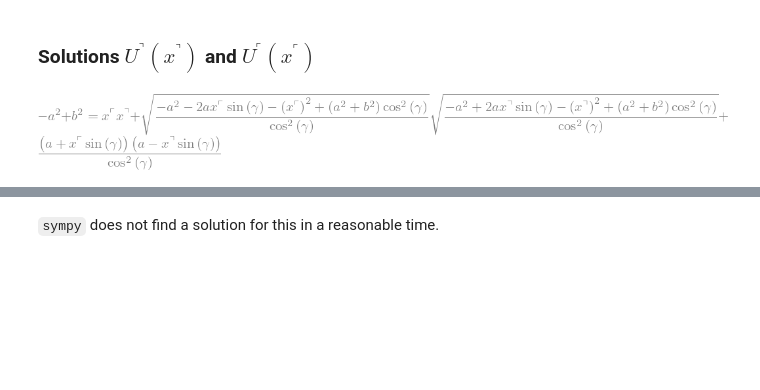
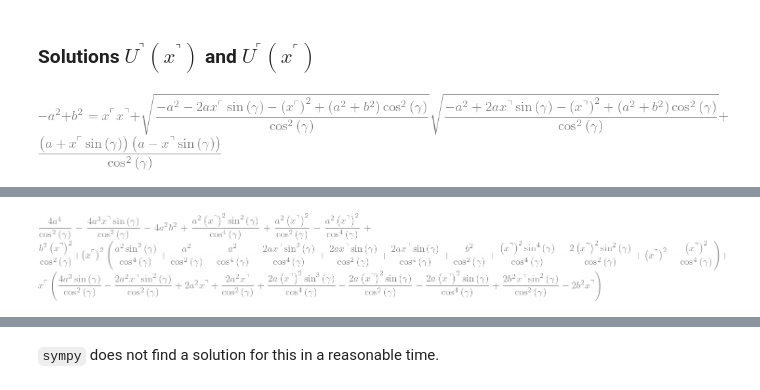
Before and after one commit to bmcs-group/bmcs_shell, a Jupyter notebook: bmcs_shell/folding/wb_cell_lab.ipynb, the cells around one changed output, grey strips where cells are left out. Saved outputs shown, nothing was run; the diff lists cells and outputs as text; code cells hidden in the pictures; blank space fills up the shorter version.

```diff
--- a/bmcs_shell/folding/wb_cell_lab.ipynb
+++ b/bmcs_shell/folding/wb_cell_lab.ipynb
@@ -130,0 +153,6 @@ Eq_UOU_x
+# %%
+Eq_UOU_x_rhs = Eq_UOU_x_rearr.args[1]**2 - Eq_UOU_x_rearr.args[0]**2
+Eq_UOU_x_rhs_collect = sp.collect( sp.expand(Eq_UOU_x_rhs), x_ul )
+Eq_UOU_x_rhs_collect
+# %% [output]
+[figure, added]
```
Also changed, not shown: parts of 18 cells of this notebook.
